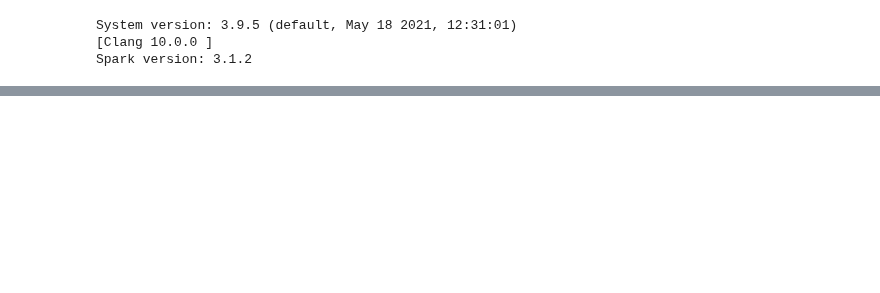
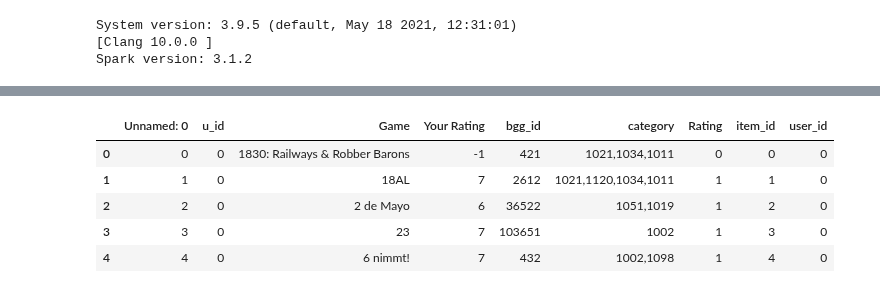
Before and after one commit to LourdesRodriguez/recommender_system, a Jupyter notebook: 3_Recommender_System.ipynb, the cells around one changed output, grey strips where cells are left out. Saved outputs shown, nothing was run; the diff lists cells and outputs as text; code cells hidden in the pictures; blank space fills up the shorter version.

```diff
--- a/3_Recommender_System.ipynb
+++ b/3_Recommender_System.ipynb
@@ -44,0 +119,13 @@ df['Rating'] = df['Your Rating'].apply(lambda x: 1 if x>0 else 0)
+# %%
+#dfm_r.to_csv('DATA/r_users_bgs.csv')
+path='./DATA'
+file = os.path.join(path, "r_users_bgs.csv")
+dfm_r=pd.read_csv(file, low_memory=False)
+dfm_r.head()
+# %% [output]
+|  | Unnamed: 0 | u_id | Game | Your Rating | bgg_id | category | Rating | item_id | user_id |
+| 0 | 0 | 0 | 1830: Railways & Robber Barons | -1 | 421 | 1021,1034,1011 | 0 | 0 | 0 |
+| 1 | 1 | 0 | 18AL | 7 | 2612 | 1021,1120,1034,1011 | 1 | 1 | 0 |
+| 2 | 2 | 0 | 2 de Mayo | 6 | 36522 | 1051,1019 | 1 | 2 | 0 |
+| 3 | 3 | 0 | 23 | 7 | 103651 | 1002 | 1 | 3 | 0 |
+| 4 | 4 | 0 | 6 nimmt! | 7 | 432 | 1002,1098 | 1 | 4 | 0 |
```
Also changed, not shown: parts of 96 cells of this notebook.
